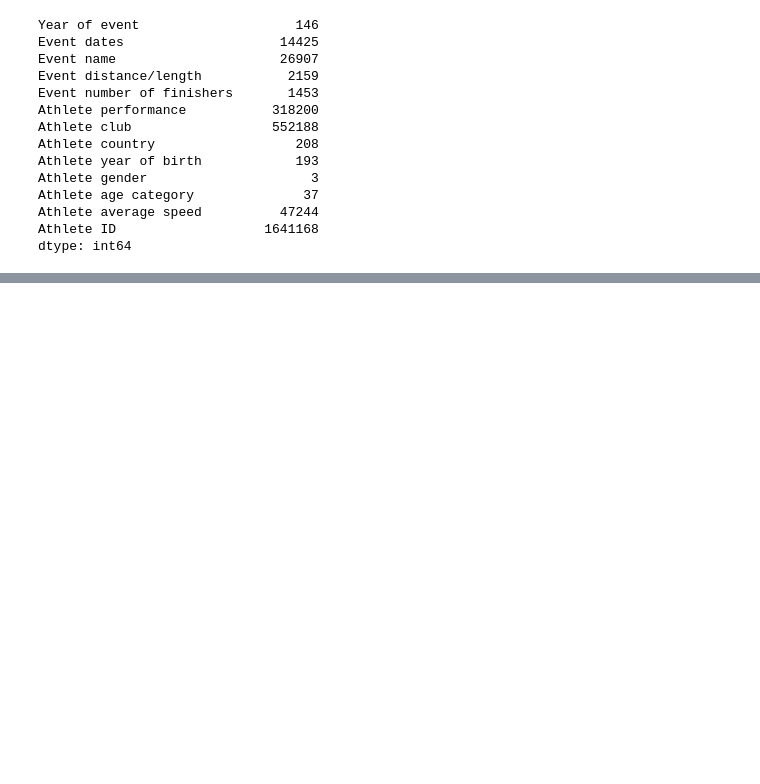
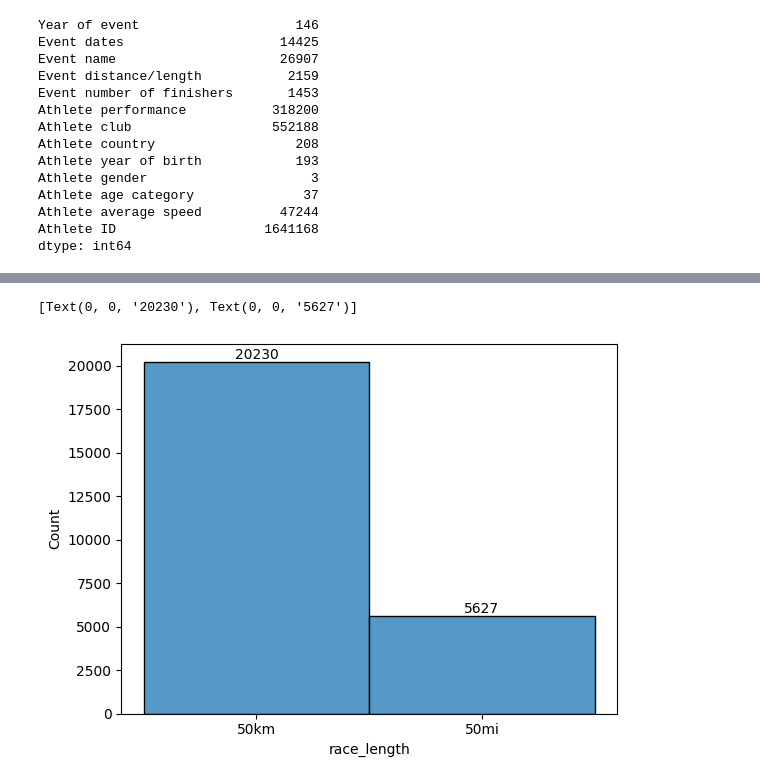
Before and after one commit to Ashik-jiddney/Data-Analysis, a Jupyter notebook: Ultra_Marathon_Races/UM_Races.ipynb, the cells around one changed output, grey strips where cells are left out. Saved outputs shown, nothing was run; the diff lists cells and outputs as text; code cells hidden in the pictures; blank space fills up the shorter version.

```diff
--- a/Ultra_Marathon_Races/UM_Races.ipynb
+++ b/Ultra_Marathon_Races/UM_Races.ipynb
@@ -57,0 +111,3 @@ dtype: int64
+# %%
+# Drop some columns that are not necessary
+df2 = df2.drop(['Athlete club','Athlete country','Athlete year of birth','Athlete age category'], axis = 1)
@@ -57,0 +135,2 @@ dtype: int64
+# %%
+df2.dropna(inplace=True)
@@ -57,0 +188,4 @@ dtype: int64
+# %%
+# Change the data type of some columns
+df2['athlete_age'] = df2['athlete_age'].astype(int)
+df2['Athlete average speed'] = df2['athlete_age'].astype(float)
@@ -57,0 +206,10 @@ dtype: int64
+# %%
+# Rename the columns
+df2.rename(columns={'Event dates':'race_day',
+                        'Event name':'race_name',
+                        'Event distance/length':'race_length',
+                        'Event number of finishers':'race_number_of_finishers',
+                        'Athlete performance':'athlete_performance',
+                        'Athlete gender': 'athlete_gender',
+                        'Athlete average speed': 'athlete_average_speed',
+                        'Athlete ID': 'athlete_id'}, inplace=True)
@@ -57,0 +221,6 @@ dtype: int64
+# %%
+ax = sns.histplot(df2['race_length'])
+ax.bar_label(ax.containers[0])
+# %% [output]
+[Text(0, 0, '20230'), Text(0, 0, '5627')]
+[figure, added]
```
Also changed, not shown: parts of 18 cells of this notebook.
